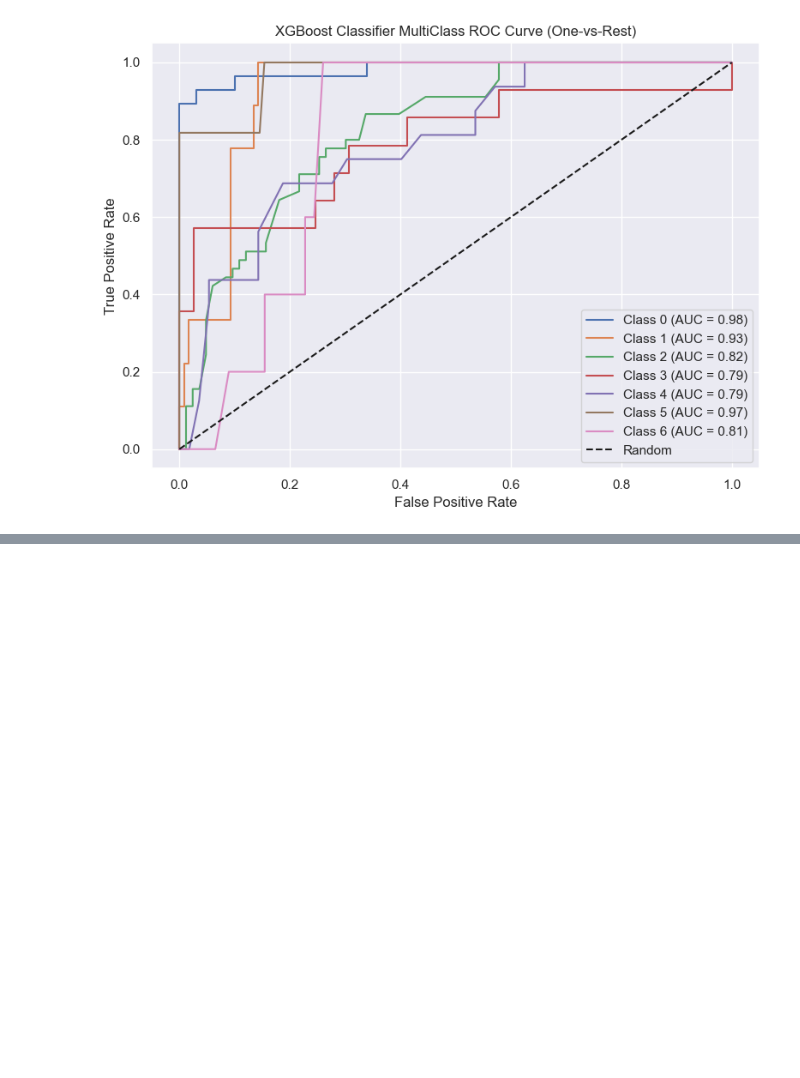
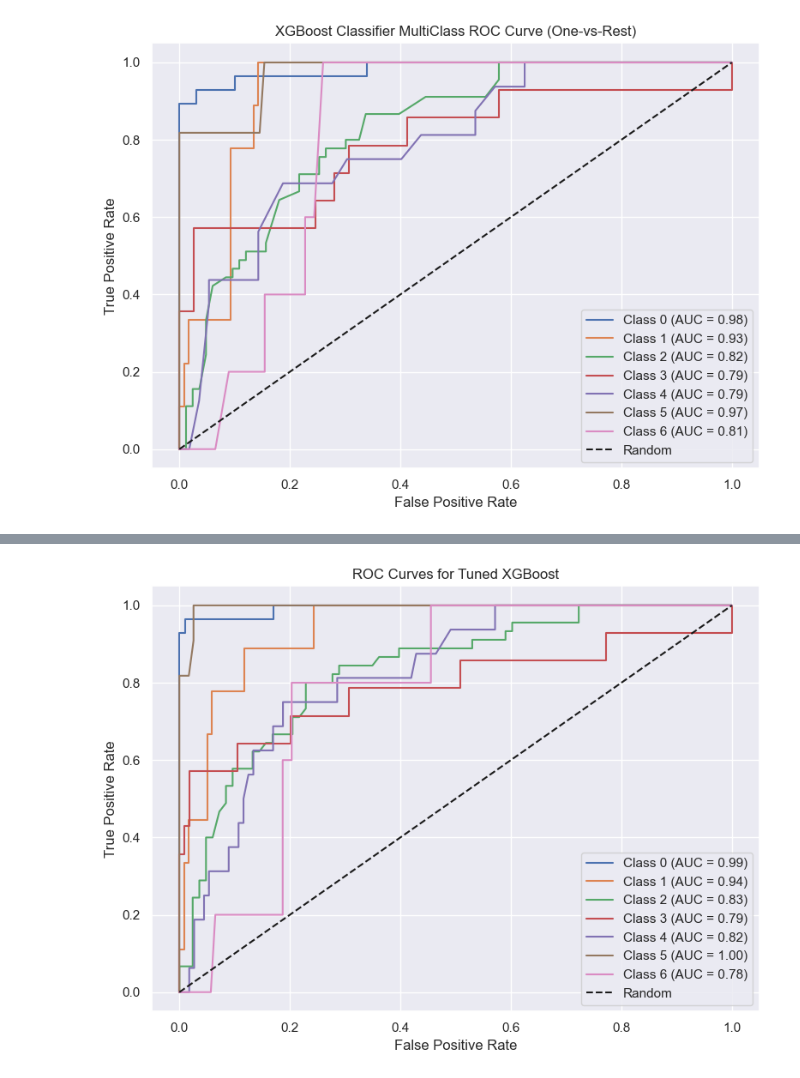
Before and after one commit to codewithraphael/machine-learning, a Jupyter notebook: Fish Species/notebook/fish_species.ipynb, the cells around one changed output, grey strips where cells are left out. Cells and saved outputs as stored; diff of their text form; code cells hidden in the pictures; blank space fills up the shorter version.

Commit message:
Tuned Hyperparameter on Xgboost

```diff
--- a/Fish Species/notebook/fish_species.ipynb
+++ b/Fish Species/notebook/fish_species.ipynb
@@ -231,7 +230,7 @@ X_train, X_test, y_train, y_test = train_test_split(X, y, train_size=0.2, random
 # %%
 lr_pipe = Pipeline([
     ('scaler', StandardScaler()),
-    ('lr', LogisticRegression(random_state=42, class_weight='balanced'))
+    ('lr', LogisticRegression(solver='lbfgs', random_state=42, class_weight='balanced'))
 ])
 
 lr_pipe.fit(X_train, y_train)
@@ -449,7 +448,7 @@ plt.show()
 # %%
 xgb_pipe = Pipeline([
     ('scaler', StandardScaler()),
-    ('xgb', XGBClassifier(random_state=42, use_label_encoder=True, eval_metric='mlogloss'))
+    ('xgb', XGBClassifier(random_state=42, use_label_encoder=True, eval_metric='mlogloss', class_weight='balanced'))
 ])
 xgb_pipe.fit(X_train, y_train)
 xgb_y_pred = xgb_pipe.predict(X_test)
@@ -554,0 +608,22 @@ plt.show()
+# %%
+classes = np.unique(y_test)
+y_test_bin = label_binarize(y_test, classes=classes)
+
+# Get prediction probabilities for all classes
+tuned_best_xgb_y_prob = best_xgb.predict_proba(X_test)
+
+plt.figure(figsize=(8, 6))
+for i, cls in enumerate(classes):
+    fpr, tpr, thresholds = roc_curve(y_test_bin[:, i], tuned_best_xgb_y_prob[:, i])
+    xgb_roc_auc = auc(fpr, tpr)
+    plt.plot(fpr, tpr, label=f"Class {cls} (AUC = {xgb_roc_auc:.2f})")
+
+plt.plot([0, 1], [0, 1], "k--", label="Random")
+plt.xlabel('False Positive Rate')
+plt.ylabel('True Positive Rate')
+plt.title('ROC Curves for Tuned XGBoost')
+plt.legend(loc="lower right")
+plt.tight_layout()
+plt.show()
+# %% [output]
+[figure, added]
```
Also changed, not shown: parts of 4 cells of this notebook.
